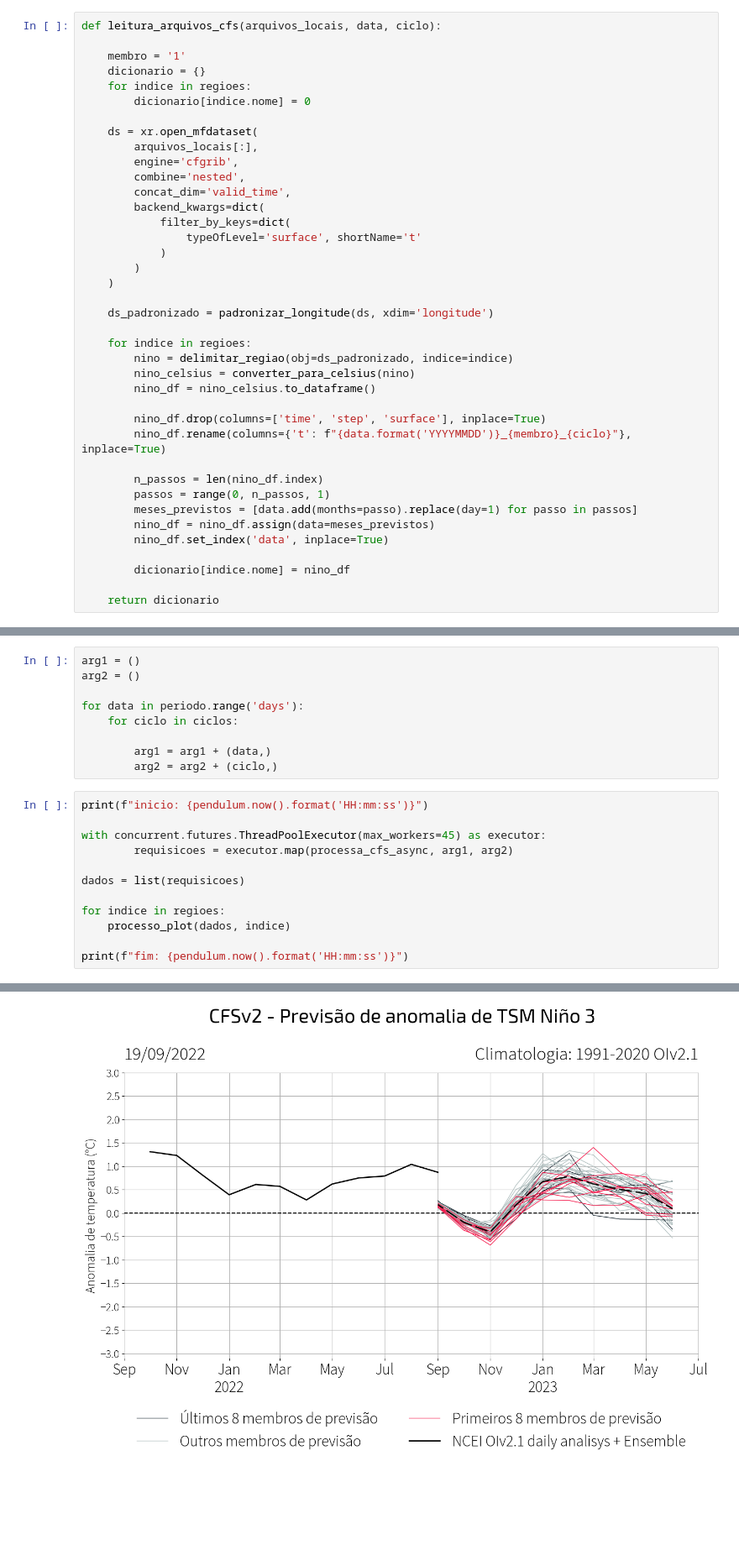
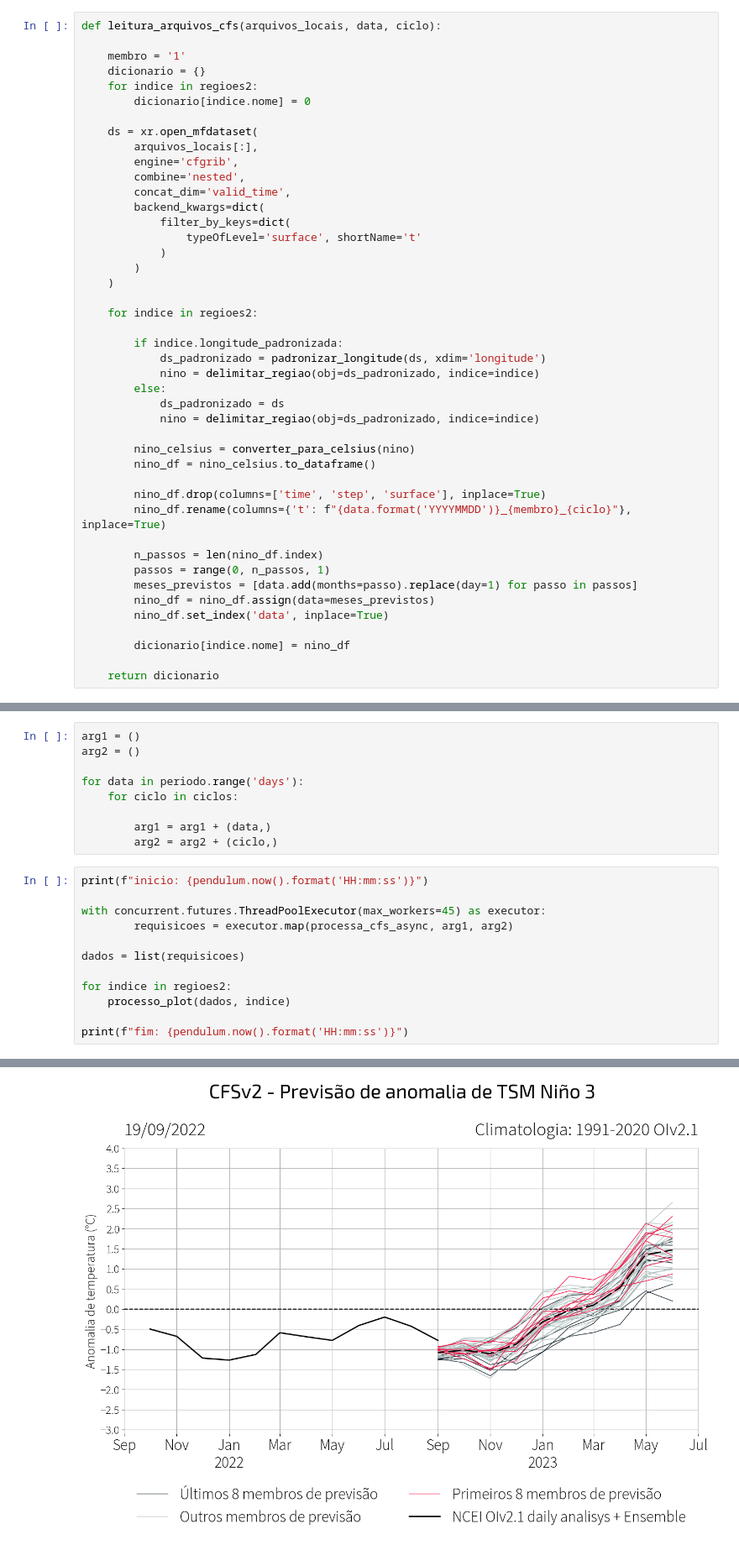
Before and after one commit to Ramonmurilo/cfs_plot_nino, a Jupyter notebook: teste_otimizacao.ipynb, the cells around one changed output, grey strips where cells are left out. Shown at 84% size. Drawn from its saved outputs; the diff is of its cells as text; blank space fills up the shorter version.

```diff
--- a/teste_otimizacao.ipynb
+++ b/teste_otimizacao.ipynb
@@ -41,7 +41,7 @@ def leitura_arquivos_cfs(arquivos_locais, data, ciclo):
 
     membro = '1'
     dicionario = {}
-    for indice in regioes:
+    for indice in regioes2:
         dicionario[indice.nome] = 0
 
     ds = xr.open_mfdataset(
@@ -56,10 +56,15 @@ def leitura_arquivos_cfs(arquivos_locais, data, ciclo):
         )
     )
 
-    ds_padronizado = padronizar_longitude(ds, xdim='longitude')
+    for indice in regioes2:
 
-    for indice in regioes:
-        nino = delimitar_regiao(obj=ds_padronizado, indice=indice)
+        if indice.longitude_padronizada:
+            ds_padronizado = padronizar_longitude(ds, xdim='longitude')
+            nino = delimitar_regiao(obj=ds_padronizado, indice=indice)
+        else:
+            ds_padronizado = ds
+            nino = delimitar_regiao(obj=ds_padronizado, indice=indice)
+
         nino_celsius = converter_para_celsius(nino)
         nino_df = nino_celsius.to_dataframe()
 
@@ -318,7 +323,7 @@ with concurrent.futures.ThreadPoolExecutor(max_workers=45) as executor:
 
 dados = list(requisicoes)
 
-for indice in regioes:
+for indice in regioes2:
     processo_plot(dados, indice)
 
 print(f"fim: {pendulum.now().format('HH:mm:ss')}")
@@ -342,3 +347,3 @@ fim: 14:47:35
 [figure]
-[figure, old version]
+[figure, new version]
 [figure]
```
Also changed, not shown: parts of 9 cells of this notebook, 4 other files.
